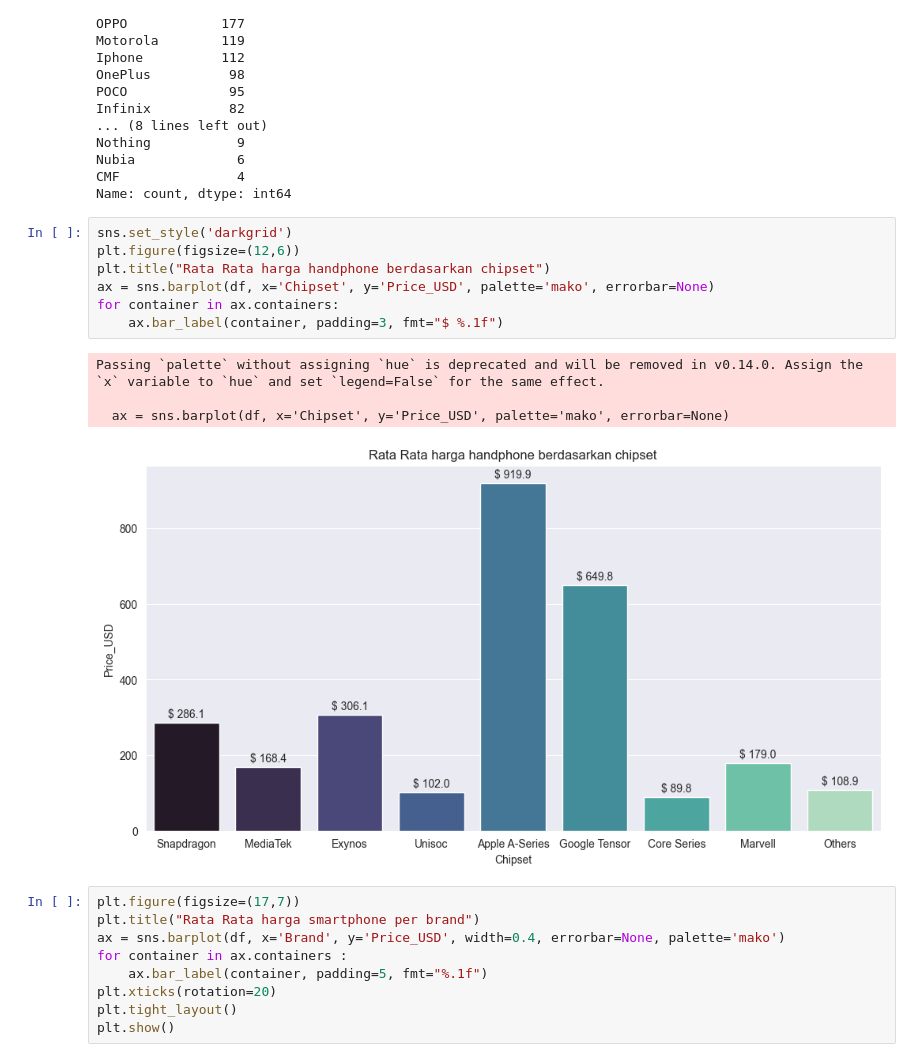
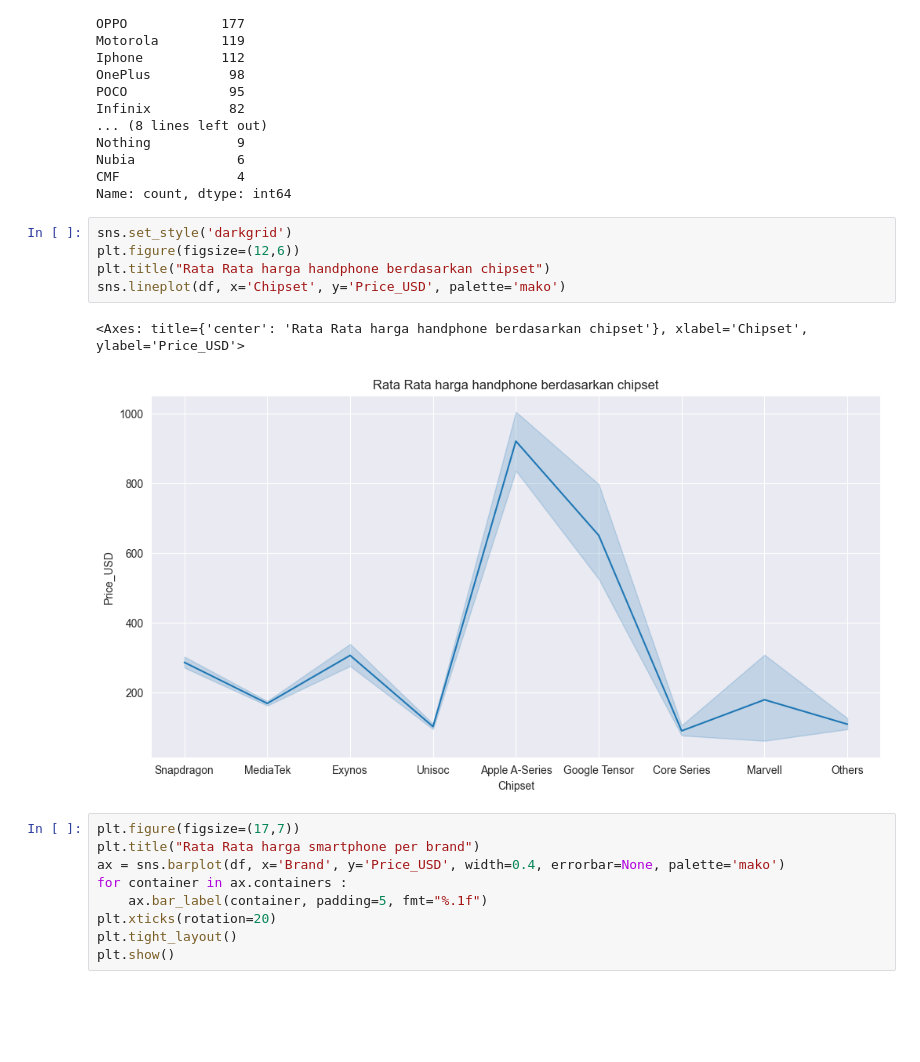
Before and after one commit to BOSU2905/Smartphone_Analysis, a Jupyter notebook: analyze.ipynb, the cells around one changed output. Drawn from its saved outputs; the diff is of its cells as text; blank space fills up the shorter version.

Commit message:
Added some more charts

```diff
--- a/analyze.ipynb
+++ b/analyze.ipynb
@@ -151,15 +151,11 @@ Name: count, dtype: int64
 # %%
 sns.set_style('darkgrid')
 plt.figure(figsize=(12,6))
 plt.title("Rata Rata harga handphone berdasarkan chipset")
-ax = sns.barplot(df, x='Chipset', y='Price_USD', palette='mako', errorbar=None)
-for container in ax.containers:
-    ax.bar_label(container, padding=3, fmt="$ %.1f")
+sns.lineplot(df, x='Chipset', y='Price_USD', palette='mako')
 # %% [output]
-Passing `palette` without assigning `hue` is deprecated and will be removed in v0.14.0. Assign the `x` variable to `hue` and set `legend=False` for the same effect.
-
-  ax = sns.barplot(df, x='Chipset', y='Price_USD', palette='mako', errorbar=None)
+<Axes: title={'center': 'Rata Rata harga handphone berdasarkan chipset'}, xlabel='Chipset', ylabel='Price_USD'>
-[figure, old version]
+[figure, new version]
 # %%
 plt.figure(figsize=(17,7))
 plt.title("Rata Rata harga smartphone per brand")
```
Also changed, not shown: parts of 10 cells of this notebook.
